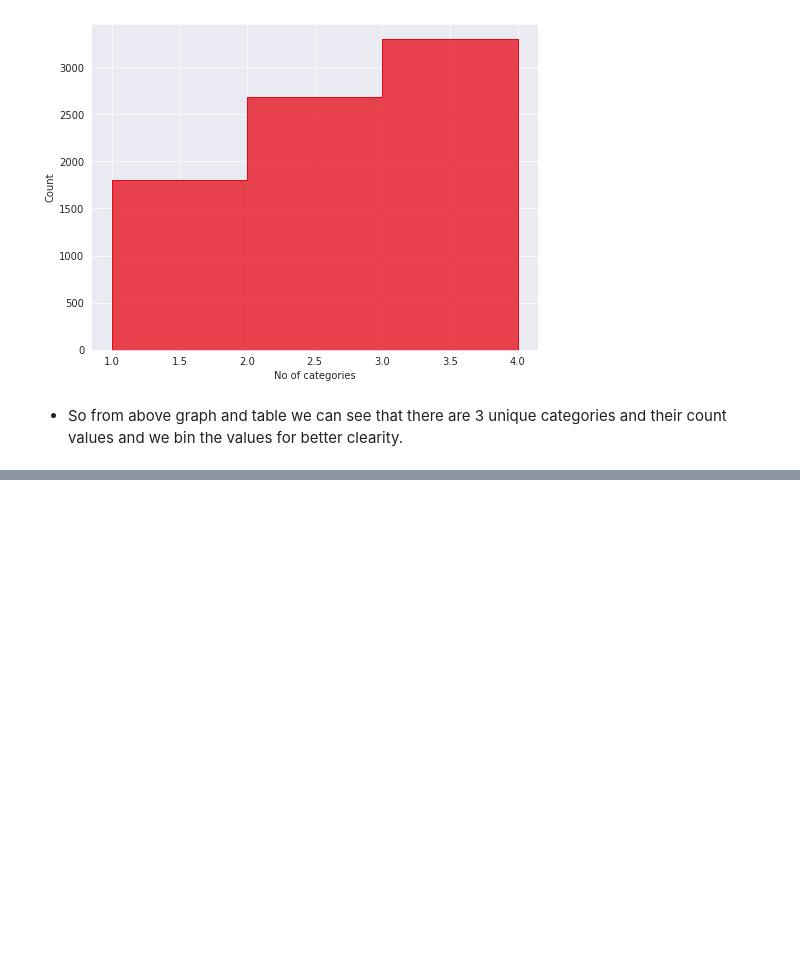
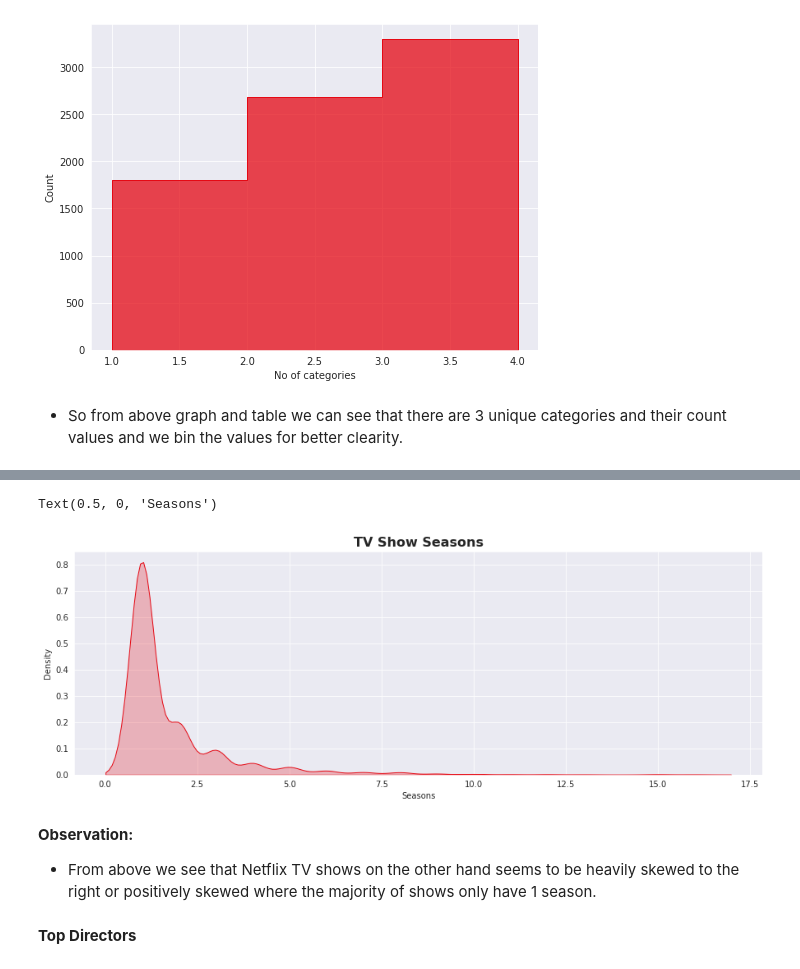
Before and after one commit to victorious07/Netflix-Movies-and-TV-Shows-Clustering, a Jupyter notebook: Netflix_Movies_And_TVShows_Clustering_CapstoneProject.ipynb, the cells around one changed output, grey strips where cells are left out. Drawn from its saved outputs; the diff is of its cells as text; code cells hidden in the pictures; blank space fills up the shorter version.

```diff
--- a/Netflix_Movies_And_TVShows_Clustering_CapstoneProject.ipynb
+++ b/Netflix_Movies_And_TVShows_Clustering_CapstoneProject.ipynb
@@ -671,0 +724,3 @@ Text(0, 0.5, 'Count')
+# %%
+tvshow_seasons = netflix_df.loc[netflix_df['type'] == 'TV Show',['type','duration']]                #filter tvshow and their seasons
+tvshow_seasons['duration'] = tvshow_seasons['duration'].apply(lambda x : int(x.split()[0]))            #converting string into integer
@@ -671,0 +746,16 @@ Text(0, 0.5, 'Count')
+# %%
+#TV show seasons distribution
+plt.figure(figsize=(15,5))
+ax = sns.kdeplot(x='duration',data=tvshow_seasons,color="#e50914",shade=True)
+# ax = sns.histplot(x='duration',data=tvshow_seasons,kde=True,color="#e50914")
+# ax.lines[0].set_color('#221f1f')
+plt.title("TV Show Seasons",size='16',fontweight="bold")
+plt.xlabel('Seasons')
+# %% [output]
+Text(0.5, 0, 'Seasons')
+[figure, added]
+# %% [markdown]
+**Observation:**
+* From above we see that Netflix TV shows on the other hand seems to be heavily skewed to the right or positively skewed where the majority of shows only have 1 season.
+# %% [markdown]
+**Top Directors**
```
Also changed, not shown: parts of 17 cells of this notebook.
